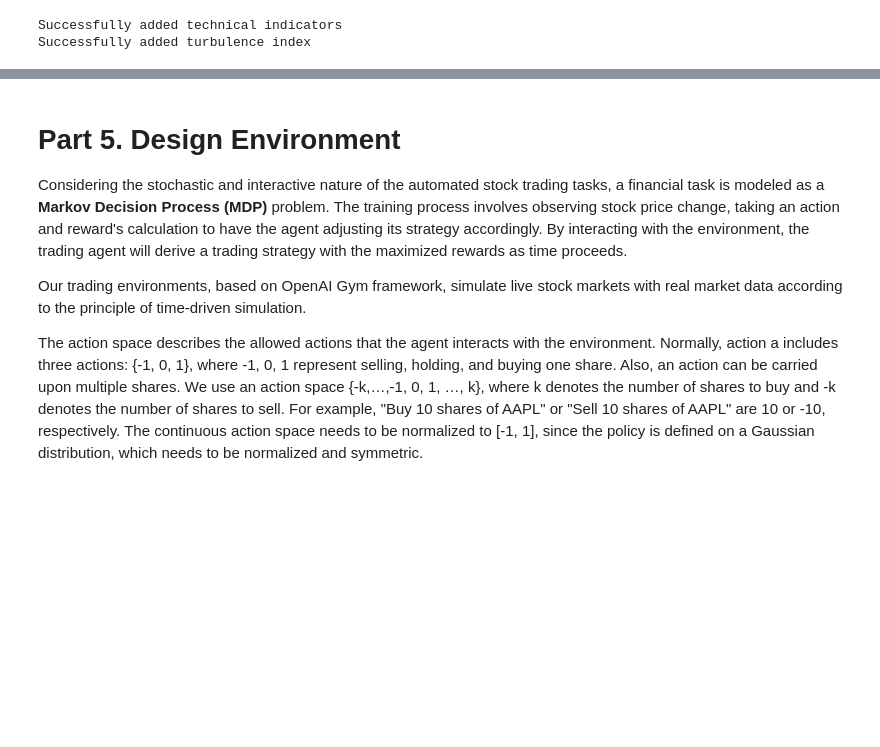
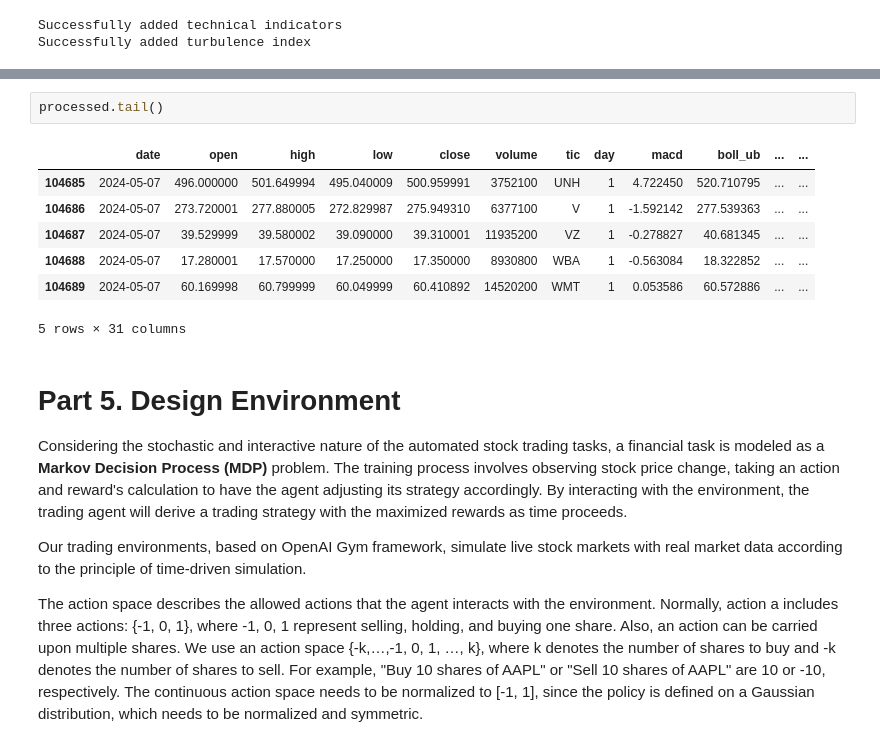
Before and after one commit to s7Ayo/ColabNBs, a Jupyter notebook: Ayo_disso_FinRL_Ensemble_StockTrading_ICAIF_2024.ipynb, the cells around one changed output, grey strips where cells are left out. Saved outputs shown, nothing was run; the diff lists cells and outputs as text; blank space fills up the shorter version.

```diff
--- a/Ayo_disso_FinRL_Ensemble_StockTrading_ICAIF_2024.ipynb
+++ b/Ayo_disso_FinRL_Ensemble_StockTrading_ICAIF_2024.ipynb
@@ -323,3 +358,13 @@ processed.sample(5)
+# %%
+processed.tail()
+# %% [output]
+|  | date | open | high | low | close | volume | tic | day | macd | boll_ub | ... | ... |
+| 104685 | 2024-05-07 | 496.000000 | 501.649994 | 495.040009 | 500.959991 | 3752100 | UNH | 1 | 4.722450 | 520.710795 | ... | ... |
+| 104686 | 2024-05-07 | 273.720001 | 277.880005 | 272.829987 | 275.949310 | 6377100 | V | 1 | -1.592142 | 277.539363 | ... | ... |
+| 104687 | 2024-05-07 | 39.529999 | 39.580002 | 39.090000 | 39.310001 | 11935200 | VZ | 1 | -0.278827 | 40.681345 | ... | ... |
+| 104688 | 2024-05-07 | 17.280001 | 17.570000 | 17.250000 | 17.350000 | 8930800 | WBA | 1 | -0.563084 | 18.322852 | ... | ... |
+| 104689 | 2024-05-07 | 60.169998 | 60.799999 | 60.049999 | 60.410892 | 14520200 | WMT | 1 | 0.053586 | 60.572886 | ... | ... |
+5 rows × 31 columns
 # %% [markdown]
 <a id='4'></a>
 # Part 5. Design Environment
```
Also changed, not shown: parts of 14 cells of this notebook, 17 other files.
